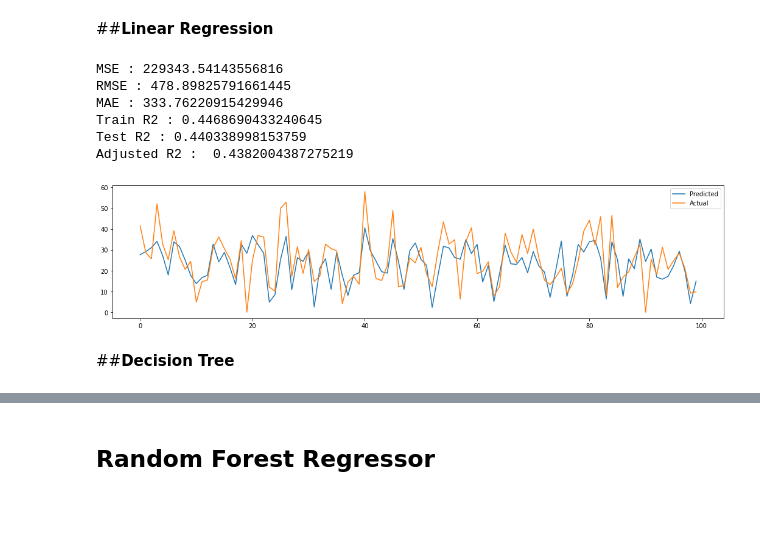
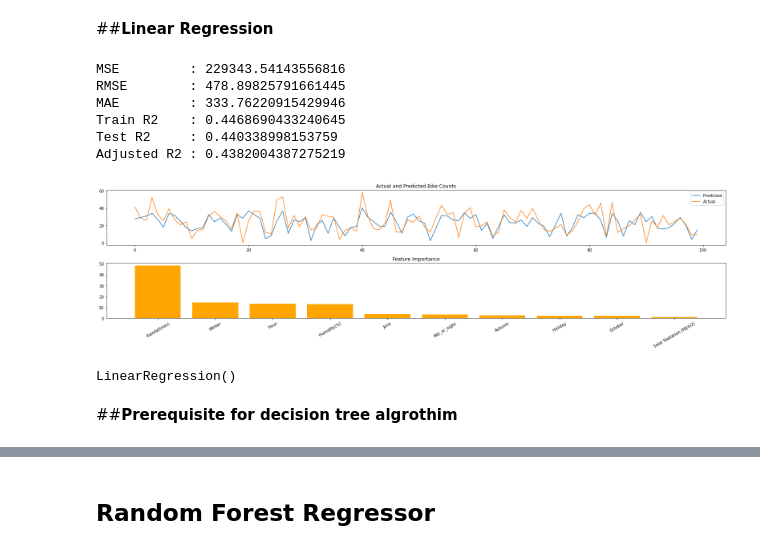
Before and after one commit to dhiru-c/Bike-Sharing-Demand-Prediction---Capstone-Project, a Jupyter notebook: Bike_Sharing_Demand_Prediction_Capstone_Project.ipynb, the cells around one changed output, grey strips where cells are left out. Cells and saved outputs as stored; diff of their text form; code cells hidden in the pictures; blank space fills up the shorter version.

```diff
--- a/Bike_Sharing_Demand_Prediction_Capstone_Project.ipynb
+++ b/Bike_Sharing_Demand_Prediction_Capstone_Project.ipynb
@@ -579,42 +594,21 @@ def analyse_model(model, X_train=None, X_test=None, y_train=None, y_test=None):
 ##**Linear Regression**
 # %%
 x_test_df= x_test[final_x_traindf.columns]
-# %%
-from sklearn.linear_model import LinearRegression
-regressor = LinearRegression()
-
-# Fitting the model
-regressor.fit(final_x_traindf,y_train)
-y_pred = regressor.predict(x_test_df)
-T,R = y_test**2,y_pred**2
-
-
-
-# Printing Evaluation Matrix
-print("MSE :" , mean_squared_error(T,R))
-print("RMSE :" ,np.sqrt(mean_squared_error(T,R)))
-print("MAE :" ,mean_absolute_error(T,R))
-print("Train R2 :", r2_score(y_train**2,regressor.predict(final_x_traindf)**2))
-print("Test R2 :" ,r2_score(T,R))
-print("Adjusted R2 : ", 1-(1-r2_score(T,R))*((len(x_test_df)-1)/(len(x_test_df)-x_test_df.shape[1]-1)))
-
-
-# Plotting actual and predicted values
-plt.figure(figsize=(18,4))
-plt.plot((y_pred)[:100])
-plt.plot((np.array(y_test)[:100]))
-plt.legend(["Predicted","Actual"])
-plt.show()
-# %% [output]
-MSE : 229343.54143556816
-RMSE : 478.89825791661445
-MAE : 333.76220915429946
-Train R2 : 0.4468690433240645
-Test R2 : 0.440338998153759
-Adjusted R2 :  0.4382004387275219
-[figure, removed]
-# %% [markdown]
-##**Decision Tree**
+# %%
+from sklearn.linear_model import LinearRegression
+regressor = LinearRegression()
+analyse_model(regressor, X_train=final_x_traindf, X_test=x_test_df, y_train=y_train, y_test=y_test)
+# %% [output]
+MSE         : 229343.54143556816
+RMSE        : 478.89825791661445
+MAE         : 333.76220915429946
+Train R2    : 0.4468690433240645
+Test R2     : 0.440338998153759
+Adjusted R2 : 0.4382004387275219
+[figure, added]
+LinearRegression()
+# %% [markdown]
+##**Prerequisite for decision tree algrothim**
 # %%
 bike_df.head()
 # %% [output]
```
Also changed, not shown: parts of 20 cells of this notebook.
